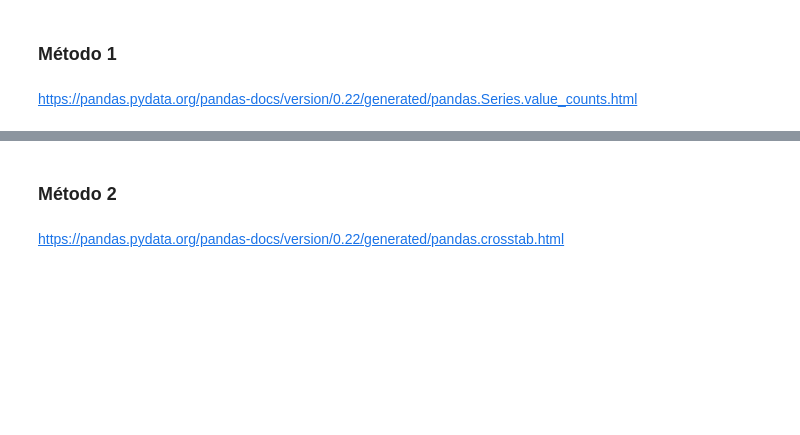
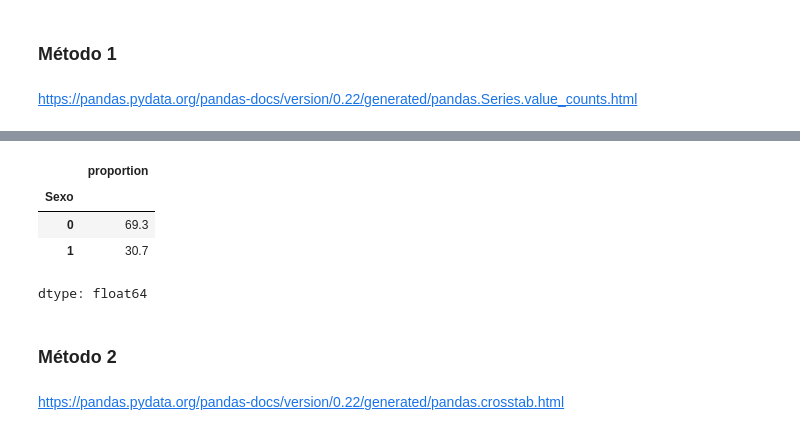
Before and after one commit to MadridVP/Juego-Amigo-Secreto, a Jupyter notebook: Curso_de_Estadística_con_Python_1.ipynb, the cells around one changed output, grey strips where cells are left out. Cells and saved outputs as stored; diff of their text form; code cells hidden in the pictures; blank space fills up the shorter version.

```diff
--- a/Curso_de_Estadística_con_Python_1.ipynb
+++ b/Curso_de_Estadística_con_Python_1.ipynb
@@ -205,3 +229,15 @@ https://pandas.pydata.org/pandas-docs/version/0.22/generated/pandas.Series.value
+# %%
+dist_frec_cualitativa = datos.Sexo.value_counts(normalize=True).round(4)*100
+# %%
+dist_frec_cualitativa.rename_axis(index = {0: 'Masculino', 1: 'Femenino' }, inplace = True)
+# %%
+dist_frec_cualitativa
+# %% [output]
+|  | proportion |
+| Sexo |  |
+| 0 | 69.3 |
+| 1 | 30.7 |
+dtype: float64
 # %% [markdown]
 ### Método 2
 # %% [markdown]
```
Also changed, not shown: parts of 14 cells of this notebook.
